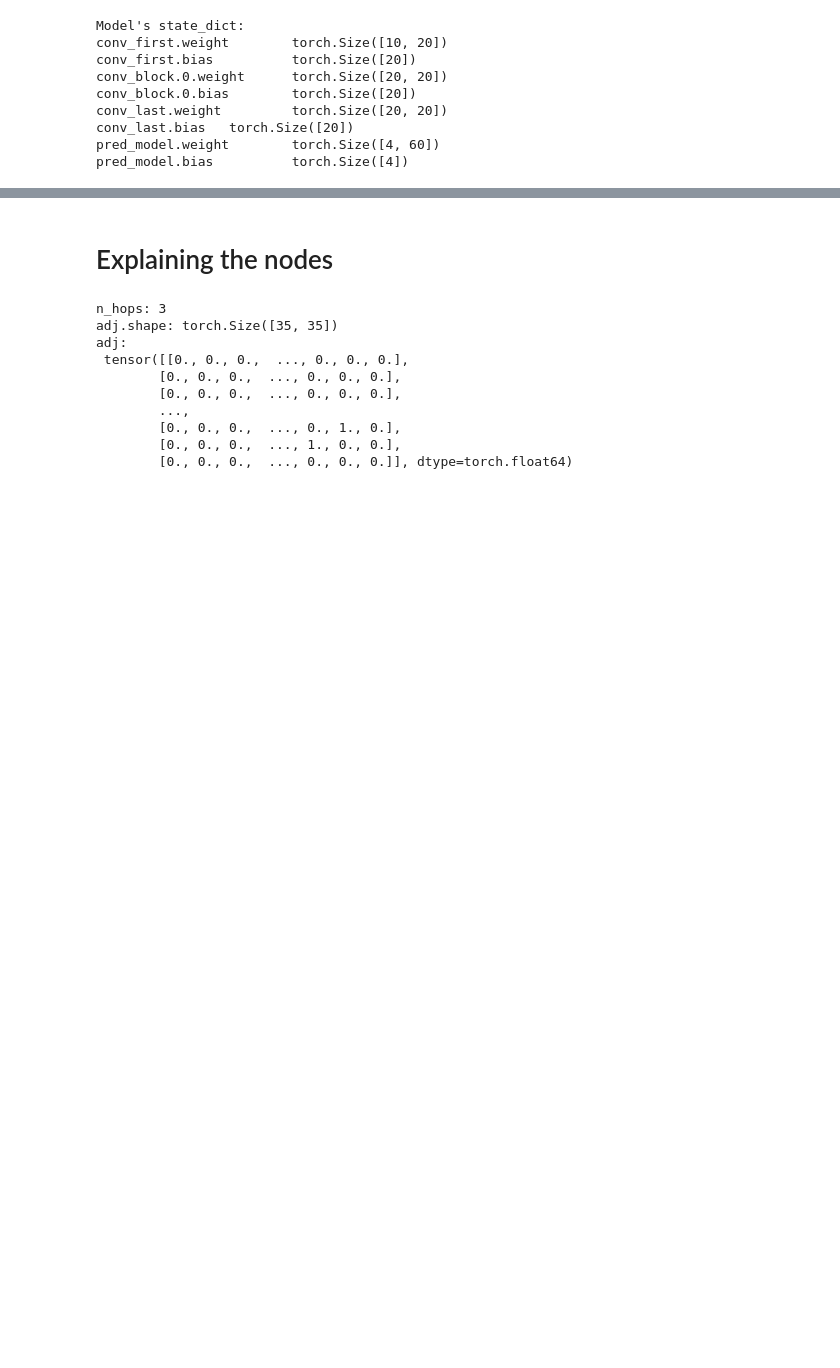
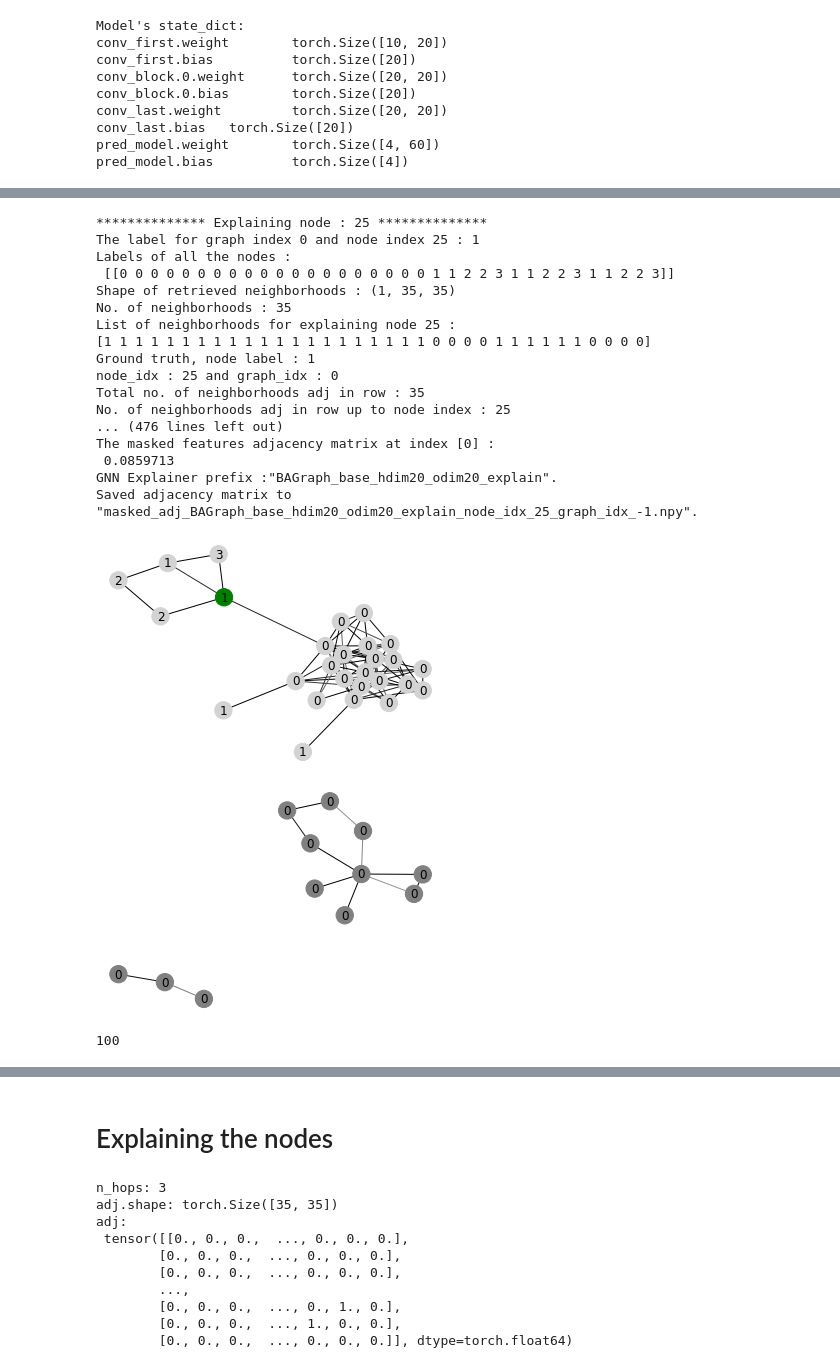
Before and after one commit to samaujs/Network-Science, a Jupyter notebook: gnn/Graph_Neural_Networks.ipynb, the cells around one changed output, grey strips where cells are left out. Cells and saved outputs as stored; diff of their text form; code cells hidden in the pictures; blank space fills up the shorter version.

```diff
--- a/gnn/Graph_Neural_Networks.ipynb
+++ b/gnn/Graph_Neural_Networks.ipynb
@@ -1254 +187,56 @@ Explain module with model :
+# %%
+cg_dict = model_dict['cg']
+
+# Create explainer
+from explainer import explain
+explainer = explain.Explainer(
+    model=model,
+    adj=cg_dict["adj"],
+    feat=cg_dict["feat"],
+    label=cg_dict["label"],
+    pred=cg_dict["pred"],
+    train_idx=cg_dict["train_idx"],
+    args=prog_args,
+    writer=None, # writer
+    print_training=True,
+    graph_mode=False,
+    graph_idx=prog_args.graph_idx,
+)
+
+# The number of epochs used for explanation training is much smaller than the 1K epochs used for node label
+# trainings and predictions in the GCN.  The former is trained only based on the k-hop labels which depends
+# on the number GCN layers (at a smaller scale, so the number of epochs can be lower without reducing the
+# accuracy). Whereas, the latter will affect the node predictions and thus, it will affect the accuracy of
+# the node explanations.
+prog_args.num_epochs = 100
+
+# Explain node prediction
+prog_args.explain_node = 25
+
+# Returned masked adjacency, edges and features of the subgraph
+masked_adj, masked_edges, masked_features = explainer.explain(prog_args.explain_node, unconstrained=False)
+# %% [output]
+************** Explaining node : 25 **************
+The label for graph index 0 and node index 25 : 1
+Labels of all the nodes :
+ [[0 0 0 0 0 0 0 0 0 0 0 0 0 0 0 0 0 0 0 0 1 1 2 2 3 1 1 2 2 3 1 1 2 2 3]]
+Shape of retrieved neighborhoods : (1, 35, 35)
+No. of neighborhoods : 35
+List of neighborhoods for explaining node 25 :
+[1 1 1 1 1 1 1 1 1 1 1 1 1 1 1 1 1 1 1 1 1 0 0 0 0 1 1 1 1 1 1 0 0 0 0]
+Ground truth, node label : 1
+node_idx : 25 and graph_idx : 0
+Total no. of neighborhoods adj in row : 35
+No. of neighborhoods adj in row up to node index : 25
+... (476 lines left out)
+The masked features adjacency matrix at index [0] :
+ 0.0859713
+GNN Explainer prefix :"BAGraph_base_hdim20_odim20_explain".
+Saved adjacency matrix to "masked_adj_BAGraph_base_hdim20_odim20_explain_node_idx_25_graph_idx_-1.npy".
+[figure, added]
+[figure, added]
+# %%
+prog_args.num_epochs
+# %% [output]
+100
 # %%
```
Also changed, not shown: parts of 40 cells of this notebook, 3 other files.
